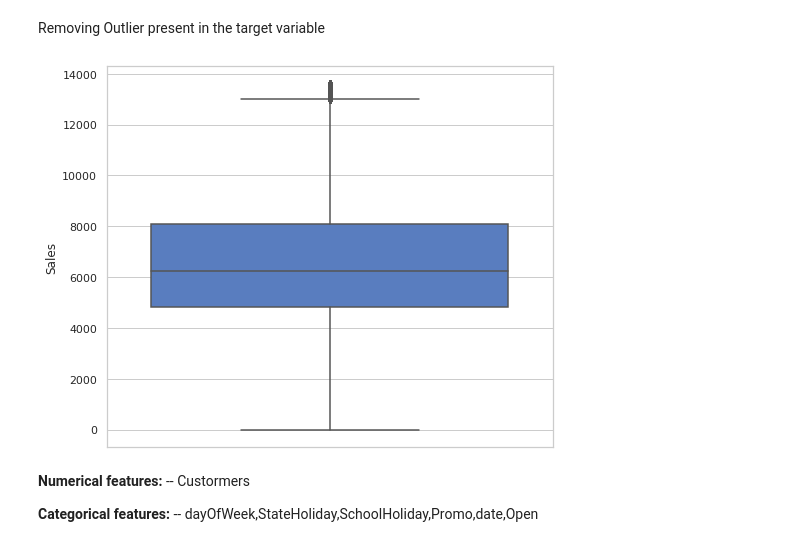
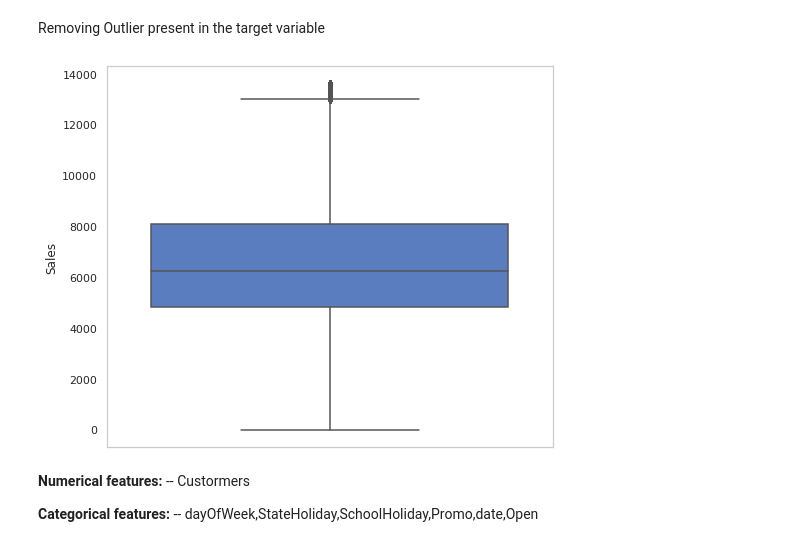
Before and after one commit to sudeep-009/Retail-Sales-Prediction, a Jupyter notebook: Rossmann_Sales_Prediction_Capstone_Project.ipynb, the cells around one changed output. Cells and saved outputs as stored; diff of their text form; code cells hidden in the pictures.

```diff
--- a/Rossmann_Sales_Prediction_Capstone_Project.ipynb
+++ b/Rossmann_Sales_Prediction_Capstone_Project.ipynb
@@ -217,8 +219,9 @@ rossmann_df.drop(index=rossmann_df[rossmann_df['Sales']>outlier_values].index,ax
 # %%
 sns.set_theme(rc={'figure.figsize': (8,7)},style='whitegrid',palette='muted')
 ax = sns.boxplot(y=rossmann_df['Sales'])
+ax.grid(False)
 # %% [output]
-[figure, old version]
+[figure, new version]
 # %% [markdown]
 **Numerical features:** -- Custormers
 
```
Also changed, not shown: parts of 60 cells of this notebook.
